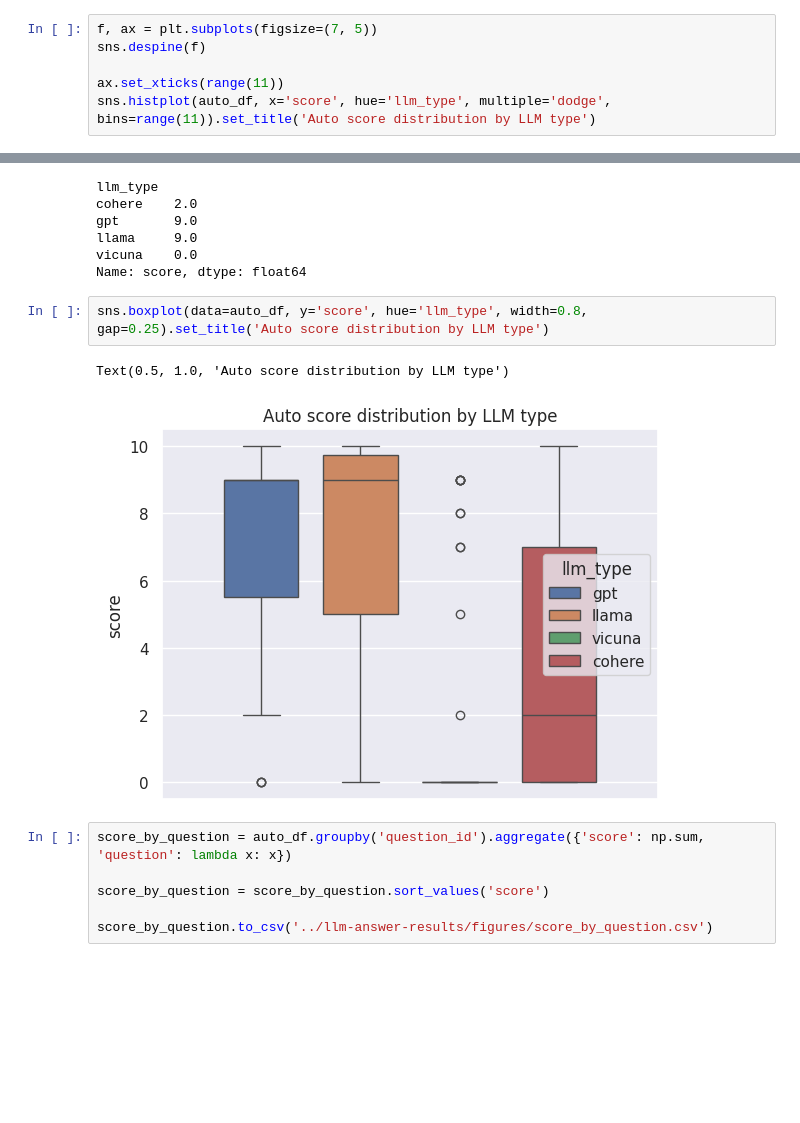
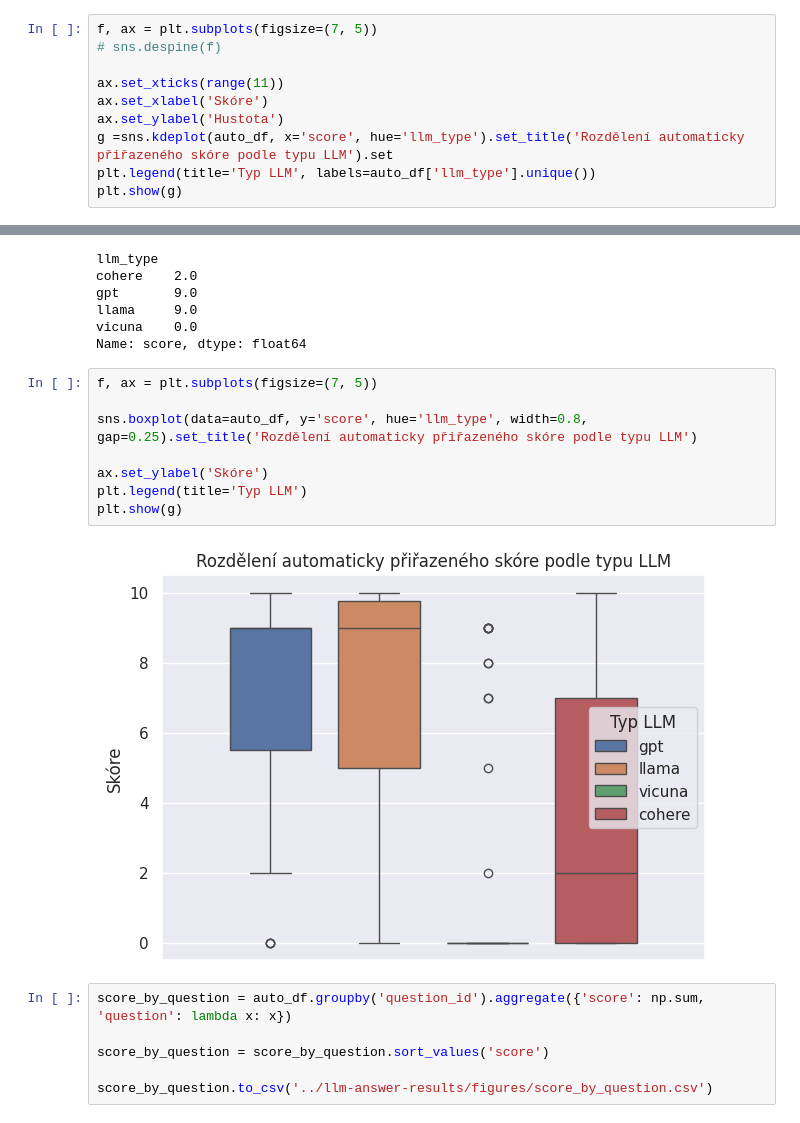
Before and after one commit to opendatalabcz/Robojudge, a Jupyter notebook: research/answer-evaluator/result_analysis.ipynb, the cells around one changed output, grey strips where cells are left out. Cells and saved outputs as stored; diff of their text form; blank space fills up the shorter version.

```diff
--- a/research/answer-evaluator/result_analysis.ipynb
+++ b/research/answer-evaluator/result_analysis.ipynb
@@ -29,8 +29,12 @@ def load_reports(type='llm_auto'):
 auto_df = load_reports()
 # %%
 f, ax = plt.subplots(figsize=(7, 5))
-sns.despine(f)
+# sns.despine(f)
 
 ax.set_xticks(range(11))
-sns.histplot(auto_df, x='score', hue='llm_type', multiple='dodge', bins=range(11)).set_title('Auto score distribution by LLM type')
+ax.set_xlabel('Skóre')
+ax.set_ylabel('Hustota')
+g =sns.kdeplot(auto_df, x='score', hue='llm_type').set_title('Rozdělení automaticky přiřazeného skóre podle typu LLM').set
+plt.legend(title='Typ LLM', labels=auto_df['llm_type'].unique())
+plt.show(g)
 # %% [output]
@@ -60,10 +58,15 @@ llama     9.0
 vicuna    0.0
 Name: score, dtype: float64
 # %%
-sns.boxplot(data=auto_df, y='score', hue='llm_type', width=0.8, gap=0.25).set_title('Auto score distribution by LLM type')
+f, ax = plt.subplots(figsize=(7, 5))
+
+sns.boxplot(data=auto_df, y='score', hue='llm_type', width=0.8, gap=0.25).set_title('Rozdělení automaticky přiřazeného skóre podle typu LLM')
+
+ax.set_ylabel('Skóre')
+plt.legend(title='Typ LLM')
+plt.show(g)
 # %% [output]
-Text(0.5, 1.0, 'Auto score distribution by LLM type')
-[figure, old version]
+[figure, new version]
 # %%
 score_by_question = auto_df.groupby('question_id').aggregate({'score': np.sum, 'question': lambda x: x})
 
```
Also changed, not shown: parts of 5 cells of this notebook, 4 other files.
